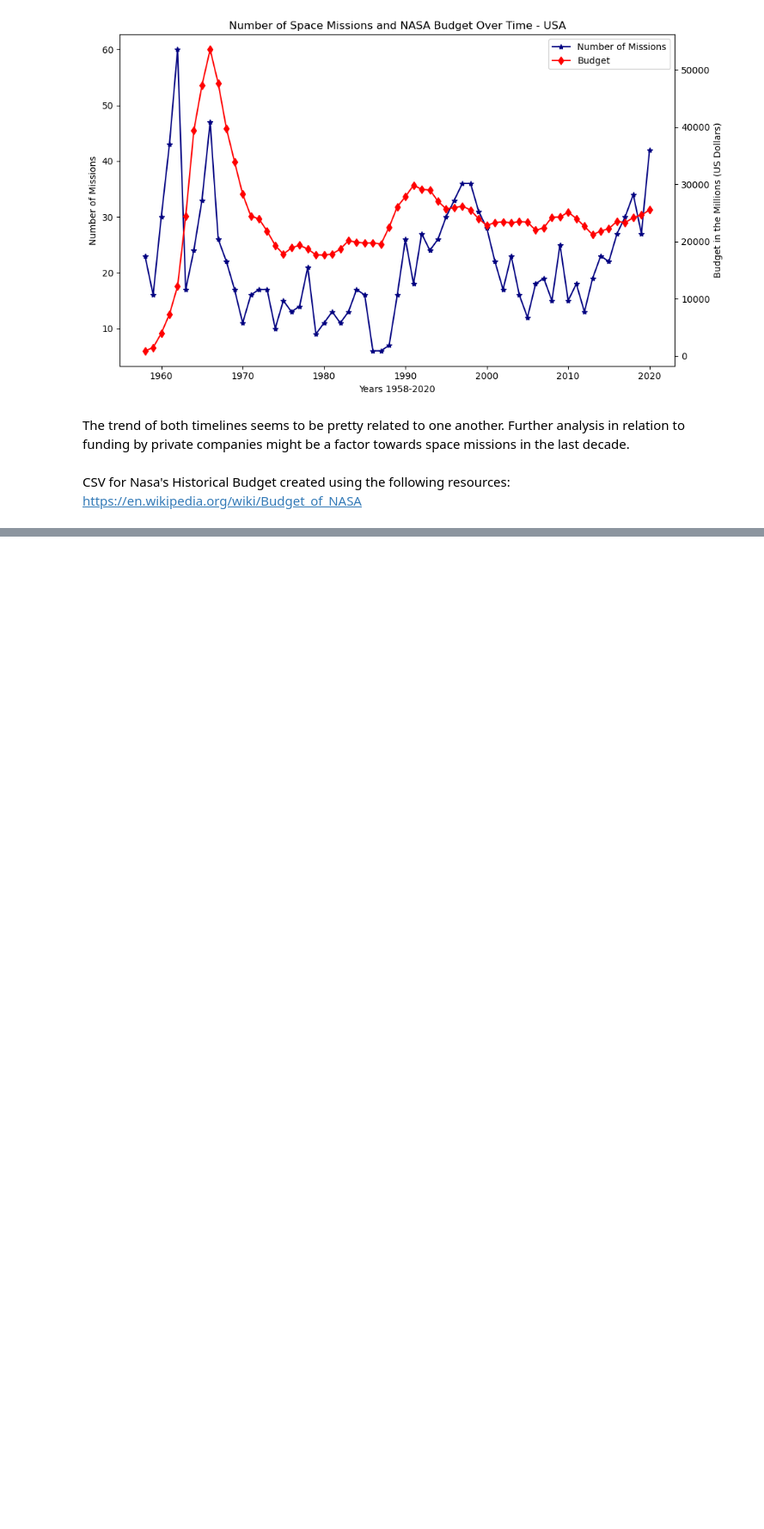
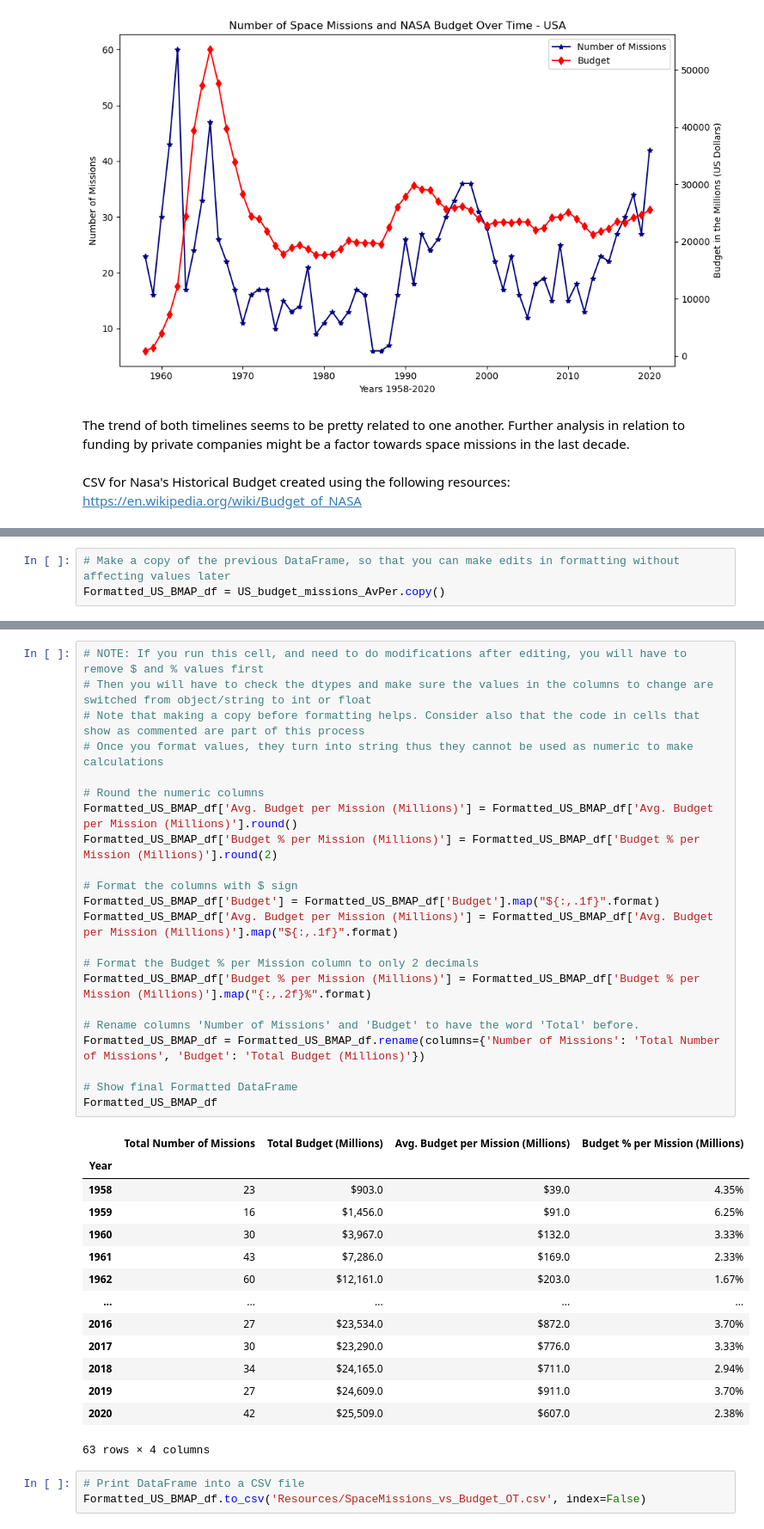
Before and after one commit to maparisio/Space_Mission_Project, a Jupyter notebook: Missions_Over_Time.ipynb, the cells around one changed output, grey strips where cells are left out. Shown at 86% size. Saved outputs shown, nothing was run; the diff lists cells and outputs as text; blank space fills up the shorter version.

```diff
--- a/Missions_Over_Time.ipynb
+++ b/Missions_Over_Time.ipynb
@@ -593,0 +688,3 @@ https://en.wikipedia.org/wiki/Budget_of_NASA
+# %%
+# Make a copy of the previous DataFrame, so that you can make edits in formatting without affecting values later
+Formatted_US_BMAP_df = US_budget_missions_AvPer.copy()
@@ -593,0 +705,40 @@ https://en.wikipedia.org/wiki/Budget_of_NASA
+# %%
+# NOTE: If you run this cell, and need to do modifications after editing, you will have to remove $ and % values first
+# Then you will have to check the dtypes and make sure the values in the columns to change are switched from object/string to int or float
+# Note that making a copy before formatting helps. Consider also that the code in cells that show as commented are part of this process
+# Once you format values, they turn into string thus they cannot be used as numeric to make calculations
+
+# Round the numeric columns
+Formatted_US_BMAP_df['Avg. Budget per Mission (Millions)'] = Formatted_US_BMAP_df['Avg. Budget per Mission (Millions)'].round()
+Formatted_US_BMAP_df['Budget % per Mission (Millions)'] = Formatted_US_BMAP_df['Budget % per Mission (Millions)'].round(2)
+
+# Format the columns with $ sign
+Formatted_US_BMAP_df['Budget'] = Formatted_US_BMAP_df['Budget'].map("${:,.1f}".format)
+Formatted_US_BMAP_df['Avg. Budget per Mission (Millions)'] = Formatted_US_BMAP_df['Avg. Budget per Mission (Millions)'].map("${:,.1f}".format)
+
+# Format the Budget % per Mission column to only 2 decimals
+Formatted_US_BMAP_df['Budget % per Mission (Millions)'] = Formatted_US_BMAP_df['Budget % per Mission (Millions)'].map("{:,.2f}%".format)
+
+# Rename columns 'Number of Missions' and 'Budget' to have the word 'Total' before.
+Formatted_US_BMAP_df = Formatted_US_BMAP_df.rename(columns={'Number of Missions': 'Total Number of Missions', 'Budget': 'Total Budget (Millions)'})
+
+# Show final Formatted DataFrame
+Formatted_US_BMAP_df
+# %% [output]
+|  | Total Number of Missions | Total Budget (Millions) | Avg. Budget per Mission (Millions) | Budget % per Mission (Millions) |
+| Year |  |  |  |  |
+| 1958 | 23 | $903.0 | $39.0 | 4.35% |
+| 1959 | 16 | $1,456.0 | $91.0 | 6.25% |
+| 1960 | 30 | $3,967.0 | $132.0 | 3.33% |
+| 1961 | 43 | $7,286.0 | $169.0 | 2.33% |
+| 1962 | 60 | $12,161.0 | $203.0 | 1.67% |
+| ... | ... | ... | ... | ... |
+| 2016 | 27 | $23,534.0 | $872.0 | 3.70% |
+| 2017 | 30 | $23,290.0 | $776.0 | 3.33% |
+| 2018 | 34 | $24,165.0 | $711.0 | 2.94% |
+| 2019 | 27 | $24,609.0 | $911.0 | 3.70% |
+| 2020 | 42 | $25,509.0 | $607.0 | 2.38% |
+63 rows × 4 columns
+# %%
+# Print DataFrame into a CSV file
+Formatted_US_BMAP_df.to_csv('Resources/SpaceMissions_vs_Budget_OT.csv', index=False)
```
Also changed, not shown: parts of 13 cells of this notebook.
